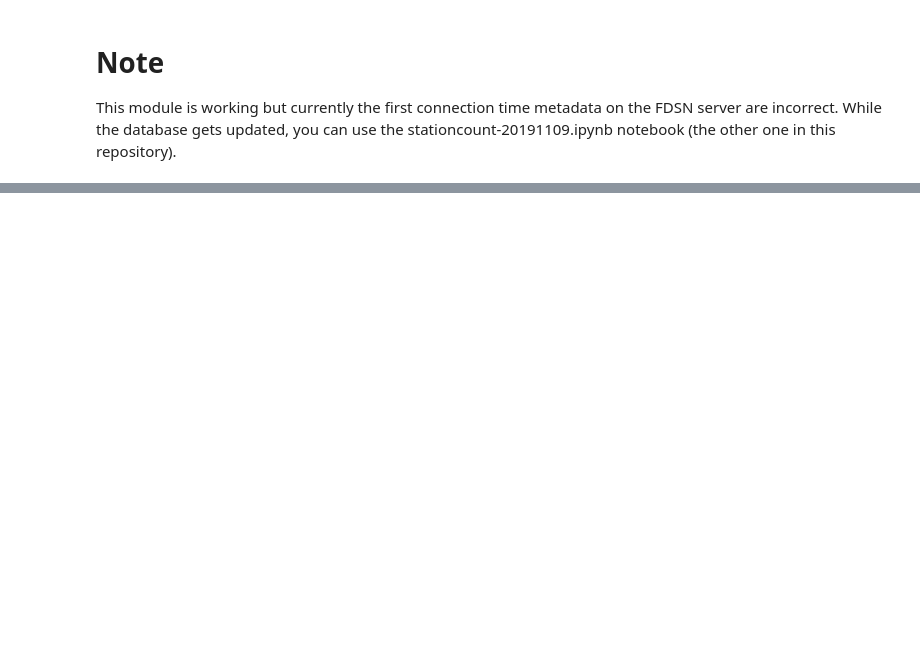
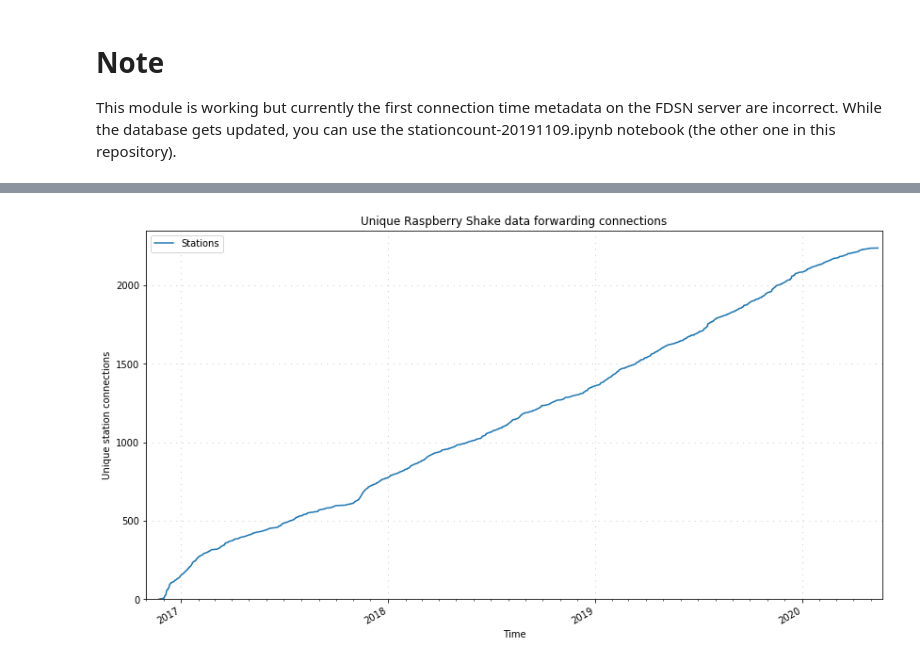
Before and after one commit to raspishake/stationcount, a Jupyter notebook: stationcount.ipynb, the cells around one changed output, grey strips where cells are left out. Drawn from its saved outputs; the diff is of its cells as text; code cells hidden in the pictures; blank space fills up the shorter version.

```diff
--- a/stationcount.ipynb
+++ b/stationcount.ipynb
@@ -98,0 +205,11 @@ plt.show()
+# %%
+plotstart = UTCDateTime(start)-timedelta(days=30)
+plotend = UTCDateTime.now()
+#ymin = 2050
+#ymax = 2250
+ymax_mult = 1.05
+
+make_plot(data=unique, ymax_mult=ymax_mult, xmin=plotstart,
+          xmax=plotend, active=False, covid=False)
+# %% [output]
+[figure, added]
```
Also changed, not shown: parts of 11 cells of this notebook, 8 other files.
